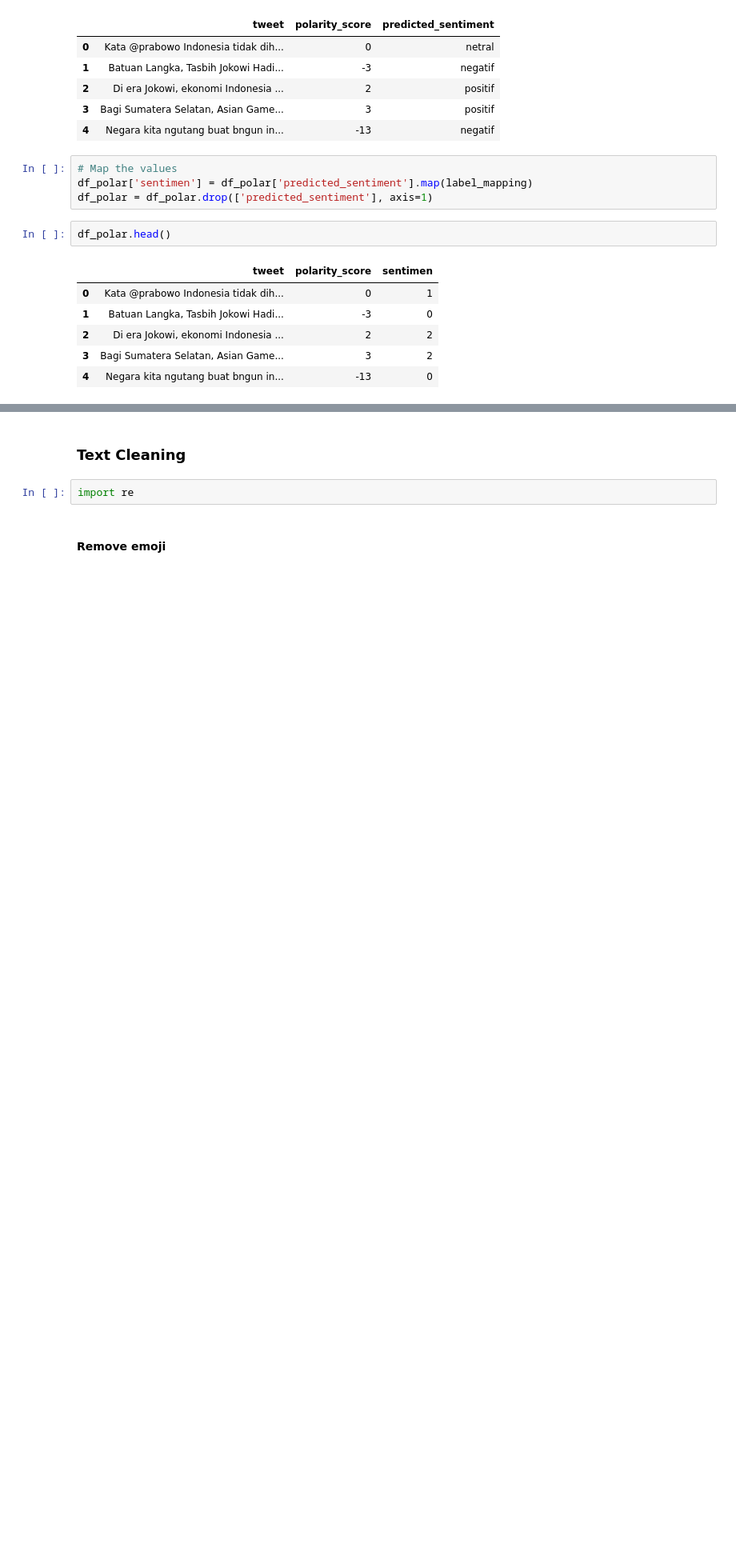
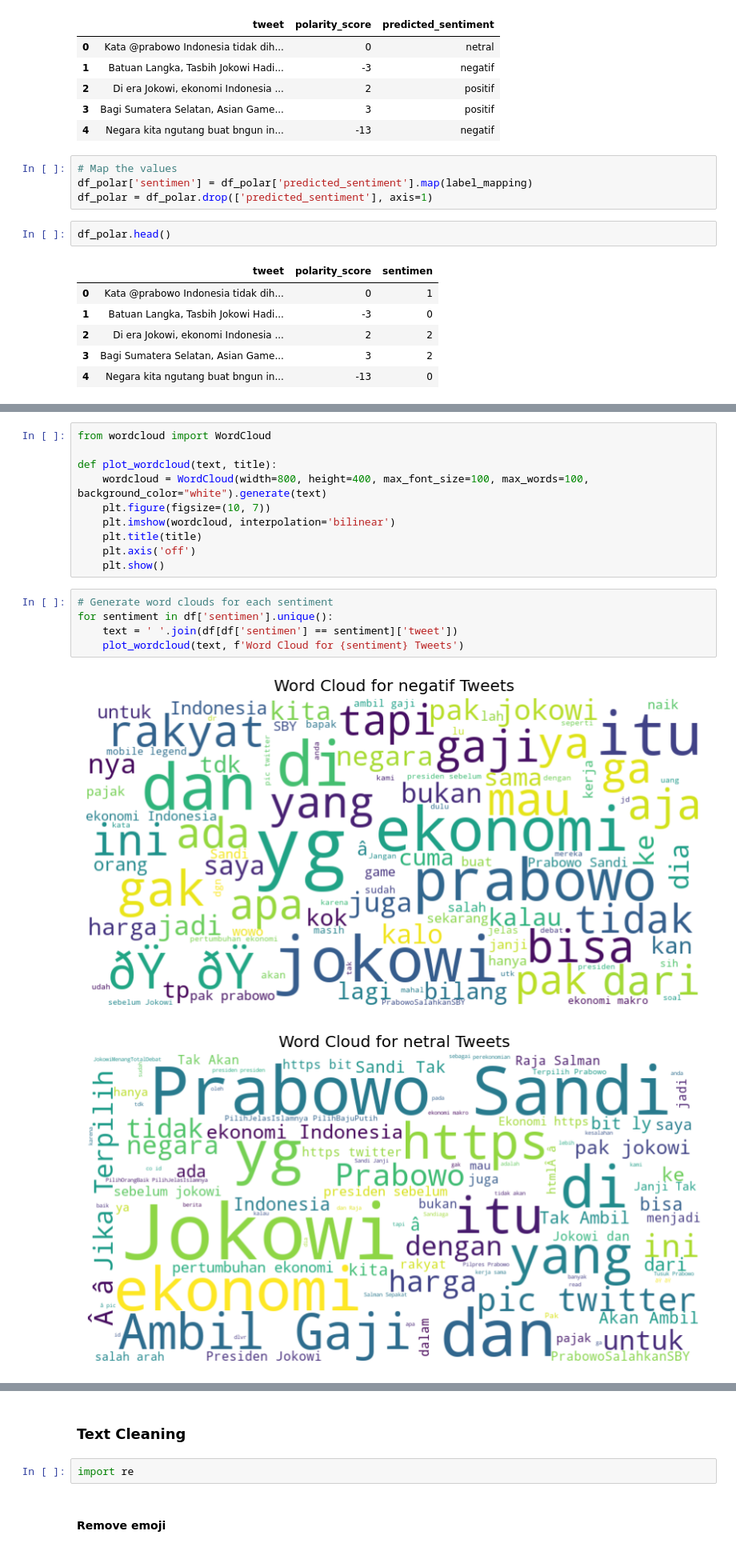
Before and after one commit to shabir67/sentiment_analysis_presidential_election_2019, a Jupyter notebook: sentiment_analaysis.ipynb, the cells around one changed output, grey strips where cells are left out. Shown at 80% size. Cells and saved outputs as stored; diff of their text form; blank space fills up the shorter version.

```diff
--- a/sentiment_analaysis.ipynb
+++ b/sentiment_analaysis.ipynb
@@ -169,0 +187,18 @@ df_polar.head()
+# %%
+from wordcloud import WordCloud
+
+def plot_wordcloud(text, title):
+    wordcloud = WordCloud(width=800, height=400, max_font_size=100, max_words=100, background_color="white").generate(text)
+    plt.figure(figsize=(10, 7))
+    plt.imshow(wordcloud, interpolation='bilinear')
+    plt.title(title)
+    plt.axis('off')
+    plt.show()
+# %%
+# Generate word clouds for each sentiment
+for sentiment in df['sentimen'].unique():
+    text = ' '.join(df[df['sentimen'] == sentiment]['tweet'])
+    plot_wordcloud(text, f'Word Cloud for {sentiment} Tweets')
+# %% [output]
+[figure, added]
+[figure, added]
```
Also changed, not shown: parts of 60 cells of this notebook, 1 other file.
